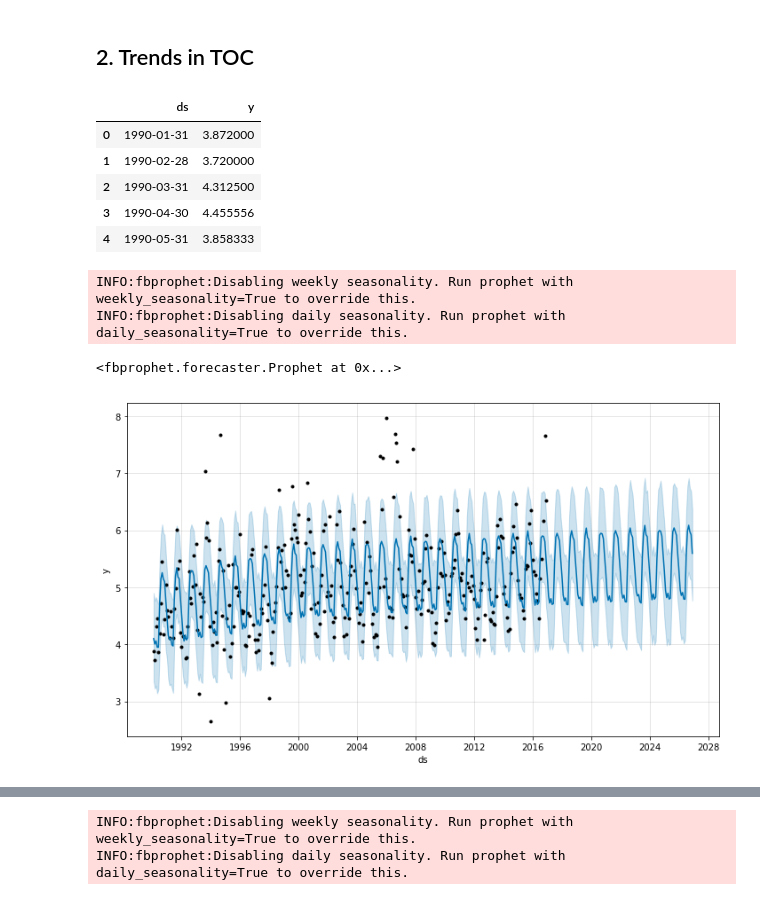
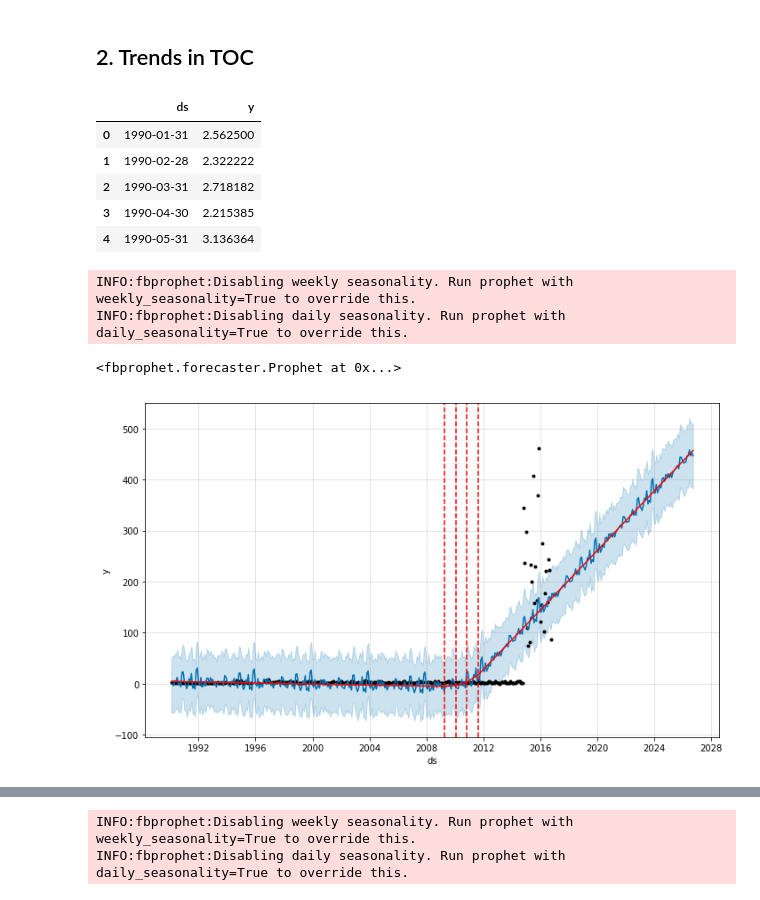
Before and after one commit to JamesSample/icpw, a Jupyter notebook: prophet_test.ipynb, the cells around one changed output, grey strips where cells are left out. Cells and saved outputs as stored; diff of their text form; code cells hidden in the pictures.

```diff
--- a/prophet_test.ipynb
+++ b/prophet_test.ipynb
@@ -12,8 +14,8 @@ Pick a station with long-term monitoring at fairly high frequency. `'CA01'` look
 # %%
 # Read data
 xl_path = r'../../update_autumn_2018/results/all_chem_1990-2016.xlsx'
-df = pd.read_excel(xl_path, sheet_name='data')
-df.head()
+df_all = pd.read_excel(xl_path, sheet_name='data')
+df_all.head()
 # %% [output]
 |  | station_id | station_code | station_name | sample_date | depth1 | depth2 | ALK-E_µEq/l | Al_µg/l | As_µg/l | ... |
 | 0 | 38085 | Tr18_CA01 | Ontario, Algoma Region, Batchawan... | 1990-01-03 | 0 | 0 | 50.5 | 86.6 | NaN | ... |
@@ -25,6 +49,9 @@ df.head()
 # %%
-# Resample to monthly for CA01
-df = df.query('station_id == 38085')
+# Choose site
+stn = 'Tr18_US_0143400680'
+
+# Resample to monthly for chosen site
+df = df_all.query('station_code == @stn')
 df.index = df['sample_date']
 df = df.resample('M').mean().reset_index()
 df.head()
@@ -40,16 +67,16 @@ df.head()
 ## 2. Trends in TOC
 # %%
 # Get TOC
-toc_df = df[['sample_date', 'TOC_mg C/l']]
+toc_df = df[['sample_date', 'TOC_mg C/l']].copy()
 toc_df.columns = ['ds', 'y']
 toc_df.head()
 # %% [output]
 |  | ds | y |
-| 0 | 1990-01-31 | 3.872000 |
-| 1 | 1990-02-28 | 3.720000 |
-| 2 | 1990-03-31 | 4.312500 |
-| 3 | 1990-04-30 | 4.455556 |
-| 4 | 1990-05-31 | 3.858333 |
+| 0 | 1990-01-31 | 2.562500 |
+| 1 | 1990-02-28 | 2.322222 |
+| 2 | 1990-03-31 | 2.718182 |
+| 3 | 1990-04-30 | 2.215385 |
+| 4 | 1990-05-31 | 3.136364 |
 # %%
 # Fit model
 m = Prophet()
@@ -61,7 +88,9 @@ INFO:fbprophet:Disabling daily seasonality. Run prophet with daily_seasonality=T
 # %%
 # Predict the next 10 years, with uncertainty
 future = m.make_future_dataframe(periods=120, freq='M')
 fcst = m.predict(future)
 fig = m.plot(fcst)
+a = add_changepoints_to_plot(fig.gca(), m, fcst)
+plt.savefig(stn + '_TOC.png', dpi=300)
 # %% [output]
-[figure, old version]
+[figure, new version]
```
Also changed, not shown: parts of 11 cells of this notebook.
